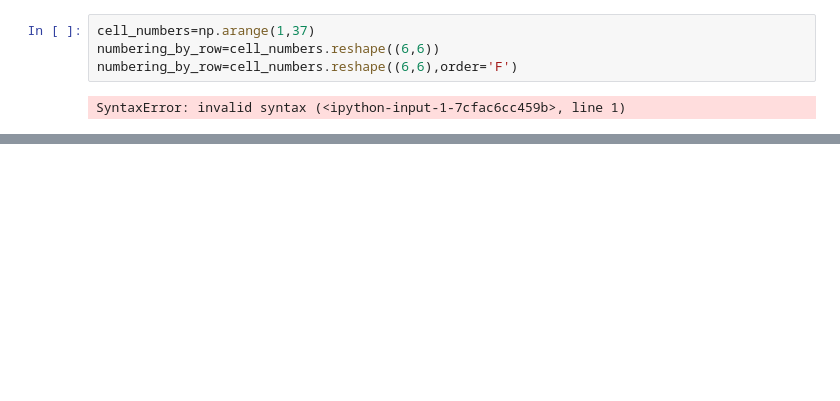
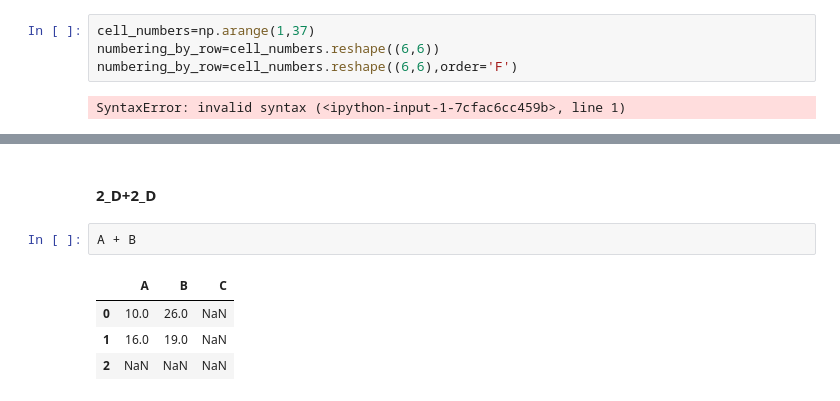
Before and after one commit to yz599/2020_2, a Jupyter notebook: 2020/Python4DS/1_intro_numpy.ipynb, the cells around one changed output, grey strips where cells are left out. Drawn from its saved outputs; the diff is of its cells as text; blank space fills up the shorter version.

```diff
--- a/2020/Python4DS/1_intro_numpy.ipynb
+++ b/2020/Python4DS/1_intro_numpy.ipynb
@@ -456,0 +522,9 @@ SyntaxError: invalid syntax (<ipython-input-1-7cfac6cc459b>, line 1)
+# %% [markdown]
+#### 2_D+2_D
+# %%
+A + B
+# %% [output]
+|  | A | B | C |
+| 0 | 10.0 | 26.0 | NaN |
+| 1 | 16.0 | 19.0 | NaN |
+| 2 | NaN | NaN | NaN |
```
Also changed, not shown: parts of 22 cells of this notebook, 54 other files.
